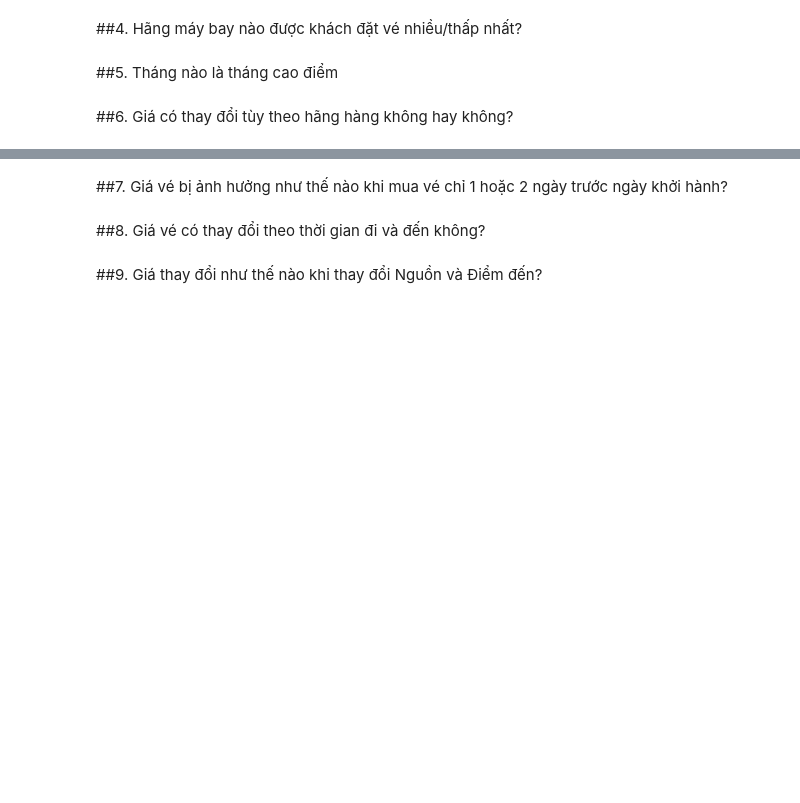
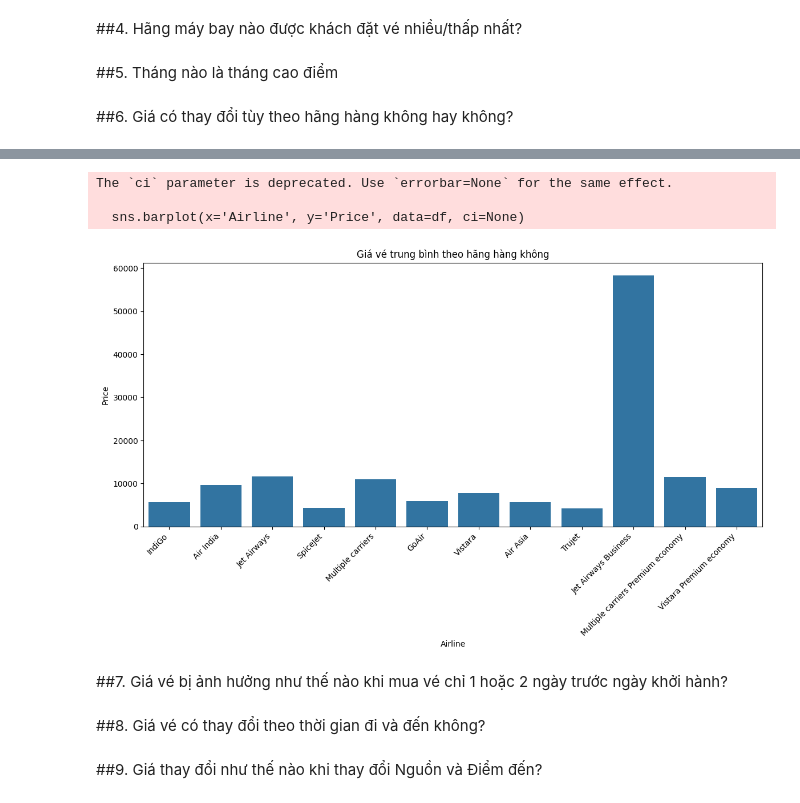
Before and after one commit to Vanniee007/ADA-Final-Project-20CQ.PTDL.05, a Jupyter notebook: FinalProject.ipynb, the cells around one changed output, grey strips where cells are left out. Cells and saved outputs as stored; diff of their text form; code cells hidden in the pictures; blank space fills up the shorter version.

```diff
--- a/FinalProject.ipynb
+++ b/FinalProject.ipynb
@@ -110,18 +162,29 @@ merged_data.dropna(subset=['Total_Stops'], inplace=True)
 # %% [markdown]
 ## Xử lí cột Duration: xử lí thành phút (int)
 # %%
-# Chuyển đổi cột 'Duration' về đơn vị phút
-def convert_duration(duration):
+import pandas as pd
+
+# Tạo DataFrame mẫu
+data = {'Duration': ['2h 50m', '19h', '30m']}
+df = pd.DataFrame(data)
+
+# Hàm xử lý để chuyển đổi chuỗi thời gian thành phút
+def convert_duration_to_minutes(duration):
     if 'h' in duration and 'm' in duration:
-        return int(duration.split('h')[0]) * 60 + int(duration.split('h')[1].split('m')[0])
+        hours, minutes = map(int, duration.split('h'))
+        return hours * 60 + minutes
     elif 'h' in duration:
-        return int(duration.split('h')[0]) * 60
+        return int(duration.replace('h', '')) * 60
     elif 'm' in duration:
-        return int(duration.split('m')[0])
+        return int(duration.replace('m', ''))
     else:
         return 0
 
-merged_data['Duration'] = merged_data['Duration'].apply(convert_duration)
+# Áp dụng hàm xử lý cho cột "Duration"
+df['Duration_minutes'] = df['Duration'].apply(convert_duration_to_minutes)
+
+# Hiển thị kết quả
+print(df[['Duration', 'Duration_minutes']])
 # %% [markdown]
 ## Xử lí Arival-Time thành Arival-Time (định dạng giờ)
 # %%
@@ -156,3 +237,18 @@ merged_data.head()
+# %%
+import matplotlib.pyplot as plt
+import seaborn as sns
+
+
+plt.figure(figsize=(14, 6))
+sns.barplot(x='Airline', y='Price', data=df, ci=None)
+plt.xticks(rotation=45, ha='right')
+plt.title('Giá vé trung bình theo hãng hàng không')
+plt.show()
+# %% [output]
+The `ci` parameter is deprecated. Use `errorbar=None` for the same effect.
+
+  sns.barplot(x='Airline', y='Price', data=df, ci=None)
+[figure, added]
 # %% [markdown]
 
 ##7. Giá vé bị ảnh hưởng như thế nào khi mua vé chỉ 1 hoặc 2 ngày trước ngày khởi hành?
```
Also changed, not shown: parts of 4 cells of this notebook.
